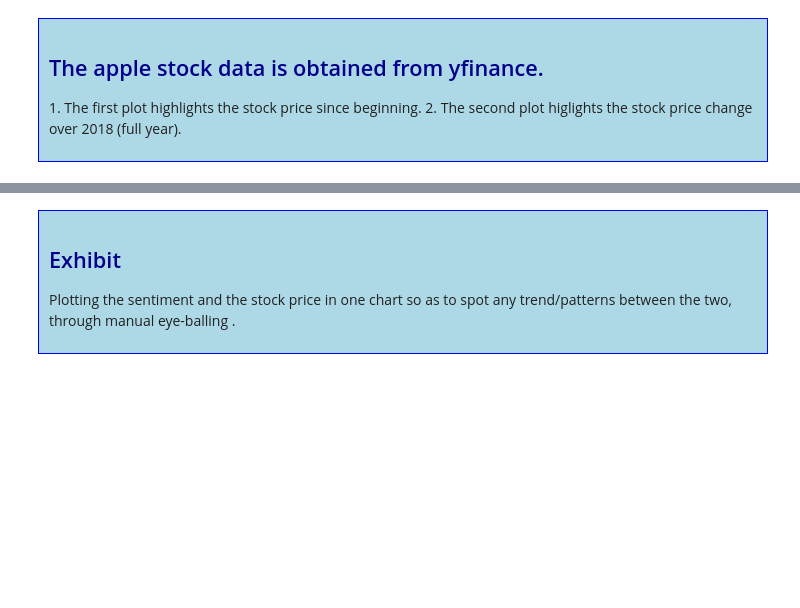
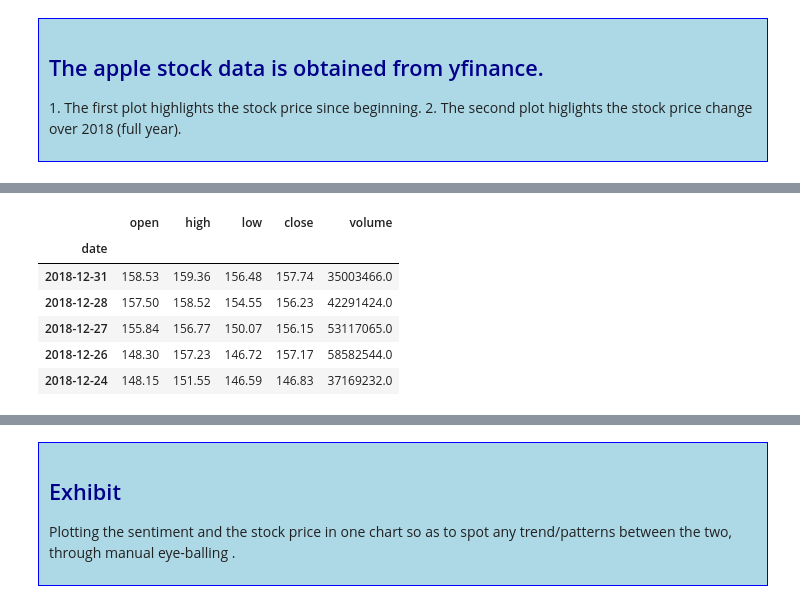
Before and after one commit to DotBion/fluffy-fishstick, a Jupyter notebook: Sentiment_analysis_with_twitter_data_for_Apple.ipynb, the cells around one changed output, grey strips where cells are left out. Saved outputs shown, nothing was run; the diff lists cells and outputs as text; code cells hidden in the pictures; blank space fills up the shorter version.

```diff
--- a/Sentiment_analysis_with_twitter_data_for_Apple.ipynb
+++ b/Sentiment_analysis_with_twitter_data_for_Apple.ipynb
@@ -215,3 +438,13 @@ plt.show()
+# %%
+data_2018.head()
+# %% [output]
+|  | open | high | low | close | volume |
+| date |  |  |  |  |  |
+| 2018-12-31 | 158.53 | 159.36 | 156.48 | 157.74 | 35003466.0 |
+| 2018-12-28 | 157.50 | 158.52 | 154.55 | 156.23 | 42291424.0 |
+| 2018-12-27 | 155.84 | 156.77 | 150.07 | 156.15 | 53117065.0 |
+| 2018-12-26 | 148.30 | 157.23 | 146.72 | 157.17 | 58582544.0 |
+| 2018-12-24 | 148.15 | 151.55 | 146.59 | 146.83 | 37169232.0 |
 # %%
 # Define the stock symbol and date range
 stock_symbol = "AAPL"
```
Also changed, not shown: parts of 28 cells of this notebook.
